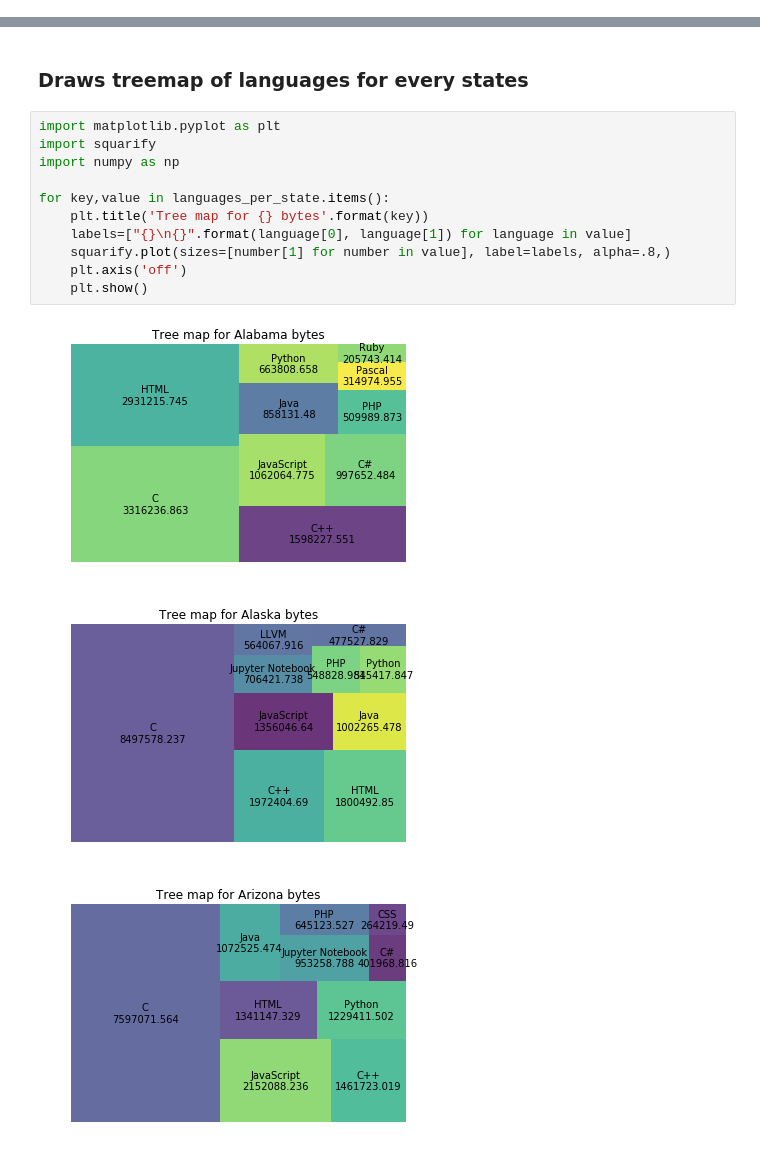
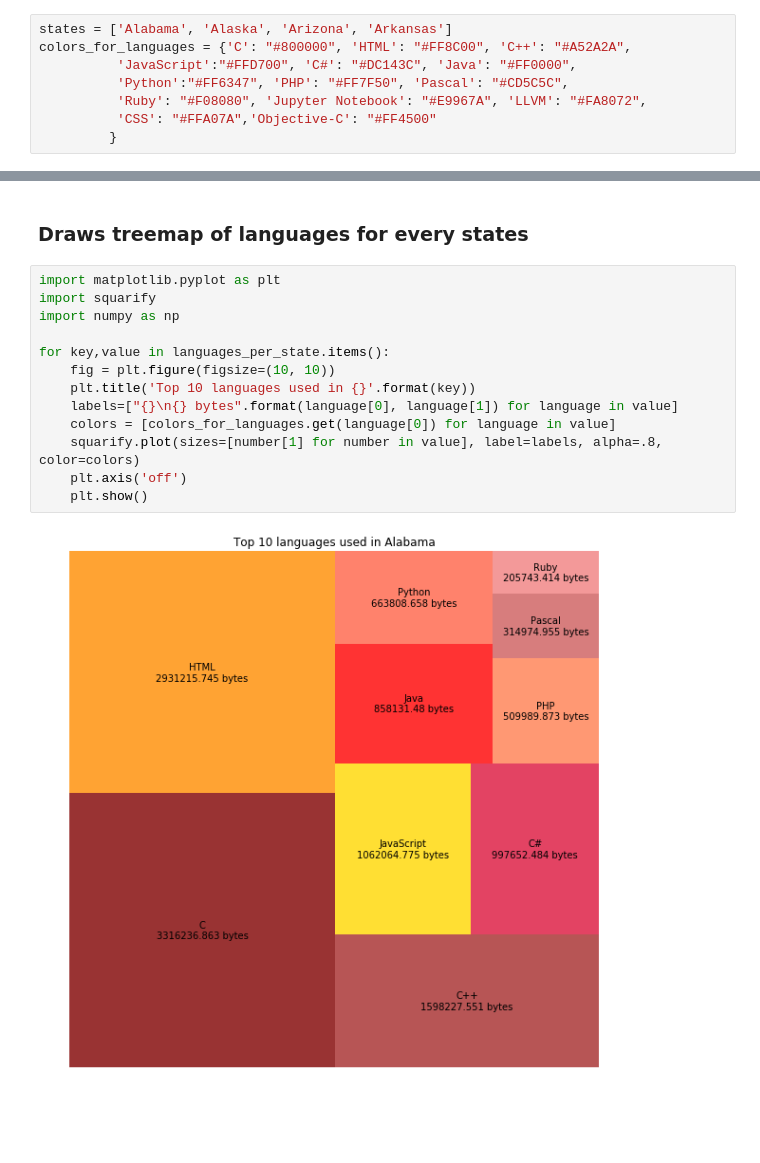
Before and after one commit to paul-gomes/Languages-_used_per_State-GitHub, a Jupyter notebook: visualization.ipynb, the cells around one changed output, grey strips where cells are left out. Cells and saved outputs as stored; diff of their text form; blank space fills up the shorter version.

Commit message:
color code added in treemap

```diff
--- a/visualization.ipynb
+++ b/visualization.ipynb
@@ -3,3 +1,11 @@ states = ['Alabama', 'Alaska', 'Arizona', 'Arkansas']
+# %%
+states = ['Alabama', 'Alaska', 'Arizona', 'Arkansas']
+colors_for_languages = {'C': "#800000", 'HTML': "#FF8C00", 'C++': "#A52A2A",
+          'JavaScript':"#FFD700", 'C#': "#DC143C", 'Java': "#FF0000",
+          'Python':"#FF6347", 'PHP': "#FF7F50", 'Pascal': "#CD5C5C",
+          'Ruby': "#F08080", 'Jupyter Notebook': "#E9967A", 'LLVM': "#FA8072",
+          'CSS': "#FFA07A",'Objective-C': "#FF4500"
+         }
 # %% [markdown]
 ### Reading the pickles and finding average bytes of code written in various languages for every state
 # %%
@@ -39,15 +41,15 @@ print(languages_per_state)
 # %%
 import matplotlib.pyplot as plt
 import squarify
 import numpy as np
 
 for key,value in languages_per_state.items():
-    plt.title('Tree map for {} bytes'.format(key))
-    labels=["{}\n{}".format(language[0], language[1]) for language in value]
-    squarify.plot(sizes=[number[1] for number in value], label=labels, alpha=.8,)
+    fig = plt.figure(figsize=(10, 10))
+    plt.title('Top 10 languages used in {}'.format(key))
+    labels=["{}\n{} bytes".format(language[0], language[1]) for language in value]
+    colors = [colors_for_languages.get(language[0]) for language in value]
+    squarify.plot(sizes=[number[1] for number in value], label=labels, alpha=.8, color=colors)
     plt.axis('off')
     plt.show()
 # %% [output]
-[figure, old version]
+[figure, new version]
-[figure, removed]
-[figure, removed]
```
Also changed, not shown: parts of 3 cells of this notebook.
